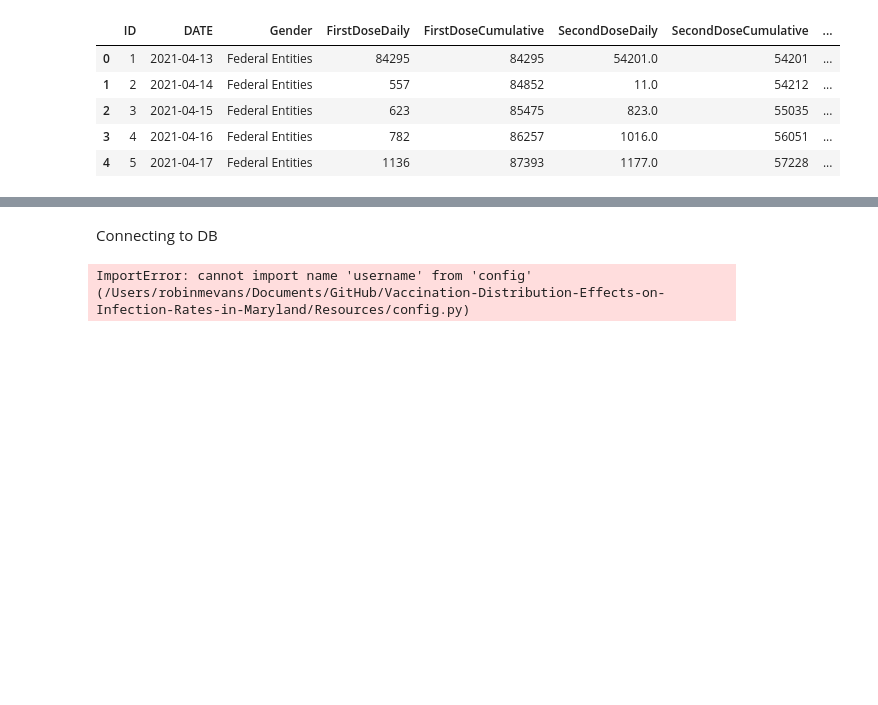
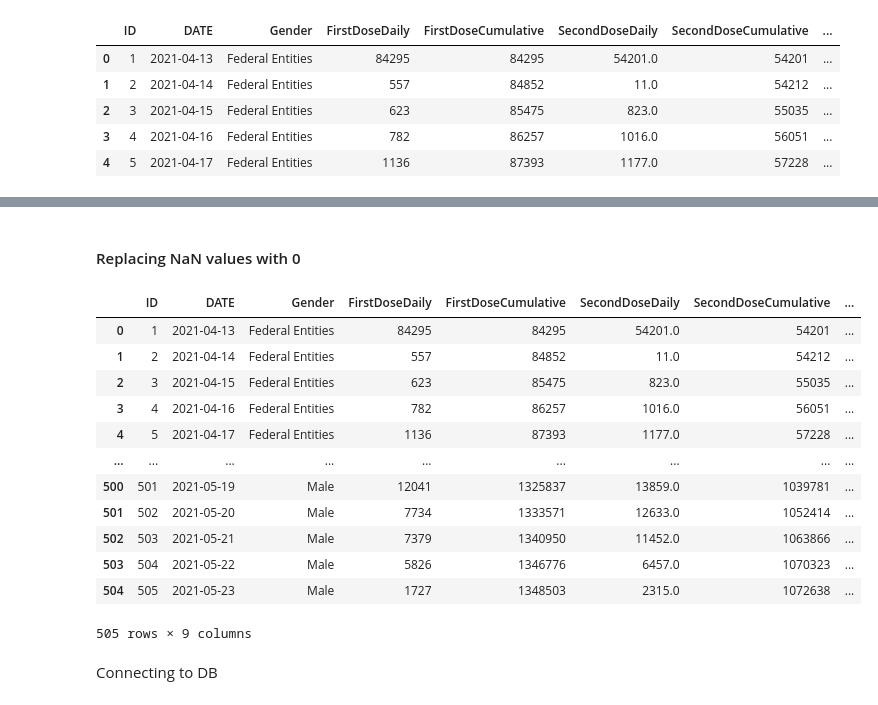
Before and after one commit to crogar/Vaccination-Distribution-Effects-on-Infection-Rates-in-Maryland, a Jupyter notebook: Resources/gender_cleanup.ipynb, the cells around one changed output, grey strips where cells are left out. Drawn from its saved outputs; the diff is of its cells as text; code cells hidden in the pictures; blank space fills up the shorter version.

Commit message:
Updated populate_db & gender nb
Updated code with gender files

```diff
--- a/Resources/gender_cleanup.ipynb
+++ b/Resources/gender_cleanup.ipynb
@@ -97,12 +108,29 @@ SingleDoseDaily         249
 SingleDoseCumulative      0
 dtype: int64
+# %% [markdown]
+#### Replacing NaN values with 0
+# %%
+df = df.replace(np.nan,0)
+df
+# %% [output]
+|  | ID | DATE | Gender | FirstDoseDaily | FirstDoseCumulative | SecondDoseDaily | SecondDoseCumulative | ... |
+| 0 | 1 | 2021-04-13 | Federal Entities | 84295 | 84295 | 54201.0 | 54201 | ... |
+| 1 | 2 | 2021-04-14 | Federal Entities | 557 | 84852 | 11.0 | 54212 | ... |
+| 2 | 3 | 2021-04-15 | Federal Entities | 623 | 85475 | 823.0 | 55035 | ... |
+| 3 | 4 | 2021-04-16 | Federal Entities | 782 | 86257 | 1016.0 | 56051 | ... |
+| 4 | 5 | 2021-04-17 | Federal Entities | 1136 | 87393 | 1177.0 | 57228 | ... |
+| ... | ... | ... | ... | ... | ... | ... | ... | ... |
+| 500 | 501 | 2021-05-19 | Male | 12041 | 1325837 | 13859.0 | 1039781 | ... |
+| 501 | 502 | 2021-05-20 | Male | 7734 | 1333571 | 12633.0 | 1052414 | ... |
+| 502 | 503 | 2021-05-21 | Male | 7379 | 1340950 | 11452.0 | 1063866 | ... |
+| 503 | 504 | 2021-05-22 | Male | 5826 | 1346776 | 6457.0 | 1070323 | ... |
+| 504 | 505 | 2021-05-23 | Male | 1727 | 1348503 | 2315.0 | 1072638 | ... |
+505 rows × 9 columns
 # %% [markdown]
 Connecting to DB
 # %%
-from config import password, username
-connection_string = f"postgres:{password}@localhost:5432/covid19_MD_Data"
+from config import password
+connection_string = f"udxenurz:{password}@batyr.db.elephantsql.com/udxenurz"
 engine = create_engine(f'postgresql://{connection_string}')
-# %% [output]
-ImportError: cannot import name 'username' from 'config' (/Users/robinmevans/Documents/GitHub/Vaccination-Distribution-Effects-on-Infection-Rates-in-Maryland/Resources/config.py)
 # %%
 engine.table_names()
```
Also changed, not shown: parts of 10 cells of this notebook, 1 other file.
